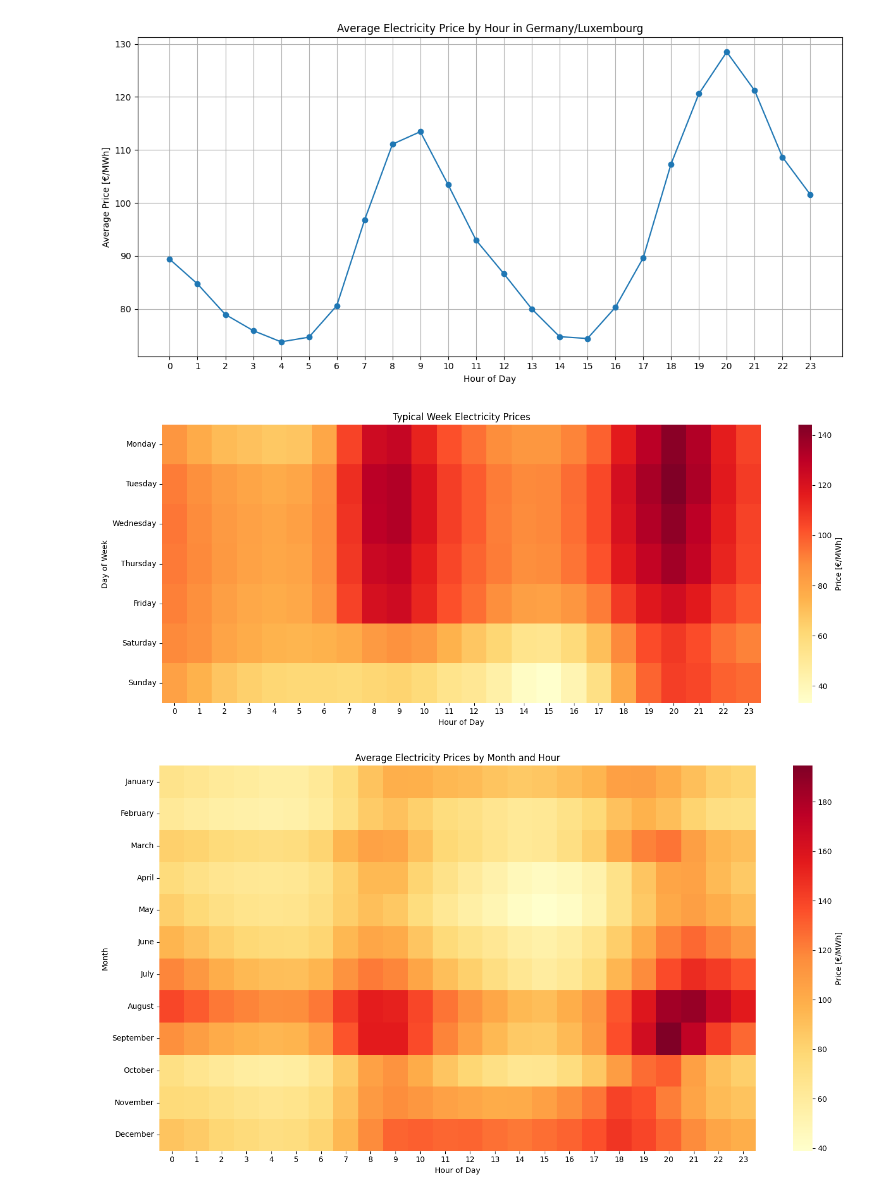
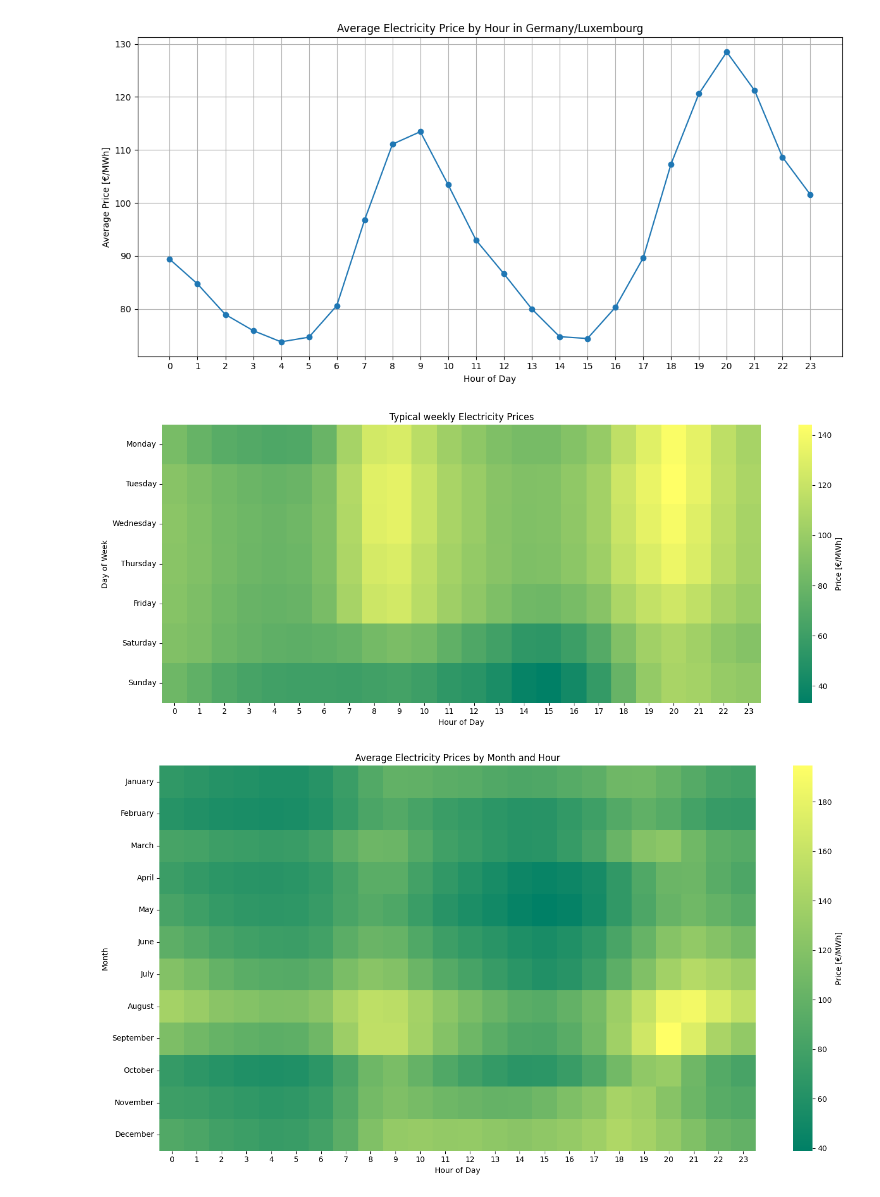
Before and after one commit to Timson1235/clouddocker, a Jupyter notebook: dataviz/capstone_project/strompreis.ipynb, the cells around one changed output. Saved outputs shown, nothing was run; the diff lists cells and outputs as text; code cells hidden in the pictures.

```diff
--- a/dataviz/capstone_project/strompreis.ipynb
+++ b/dataviz/capstone_project/strompreis.ipynb
@@ -66,37 +77,37 @@ weekly_profile = df.assign(
 weekly_profile = weekly_profile.reindex(['Monday', 'Tuesday', 'Wednesday', 'Thursday', 'Friday', 'Saturday', 'Sunday'])
 
 # Create heatmap
-sns.heatmap(weekly_profile, cmap='YlOrRd',
+sns.heatmap(weekly_profile, cmap='summer',
             xticklabels=range(24),
             yticklabels=weekly_profile.index,
             cbar_kws={'label': 'Price [€/MWh]'})
 
-plt.title('Typical Week Electricity Prices')
+plt.title('Typical weekly Electricity Prices')
 plt.xlabel('Hour of Day')
 plt.ylabel('Day of Week')
 plt.tight_layout()
 # %% [output]
-[figure, old version]
+[figure, new version]
 # %%
 # Calculate average price for each month and hour
 monthly_hourly_profile = df.assign(
     month=df['date'].dt.month_name(),
     hour=df['date'].dt.hour
 ).groupby(['month', 'hour'])['Deutschland/Luxemburg [€/MWh] Originalauflösungen'].mean().unstack()
 
 # Reorder months
 monthly_hourly_profile = monthly_hourly_profile.reindex(index=months_order)
 
 # Create heatmap
 plt.figure(figsize=(15, 8))
-sns.heatmap(monthly_hourly_profile, cmap='YlOrRd',
+sns.heatmap(monthly_hourly_profile, cmap='summer',
             xticklabels=range(24),
             yticklabels=months_order,
             cbar_kws={'label': 'Price [€/MWh]'})
 
 plt.title('Average Electricity Prices by Month and Hour')
 plt.xlabel('Hour of Day')
 plt.ylabel('Month')
 plt.tight_layout()
 # %% [output]
-[figure, old version]
+[figure, new version]
```
Also changed, not shown: parts of 1 cell of this notebook, 5 other files.
